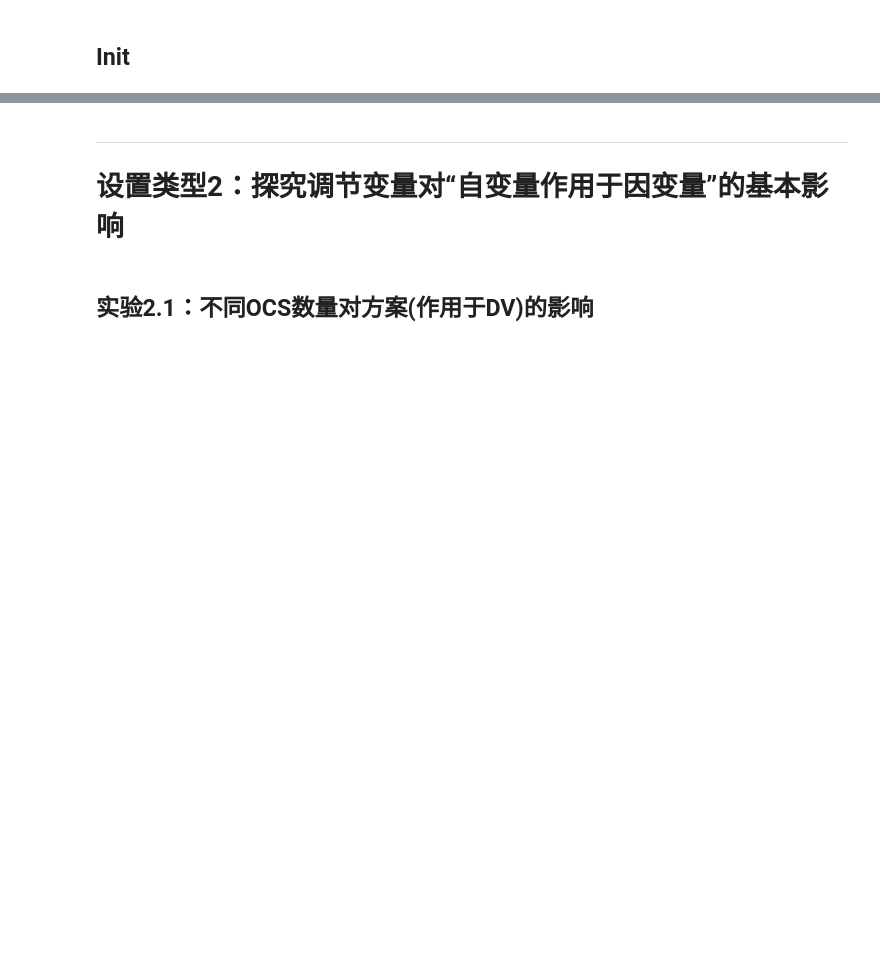
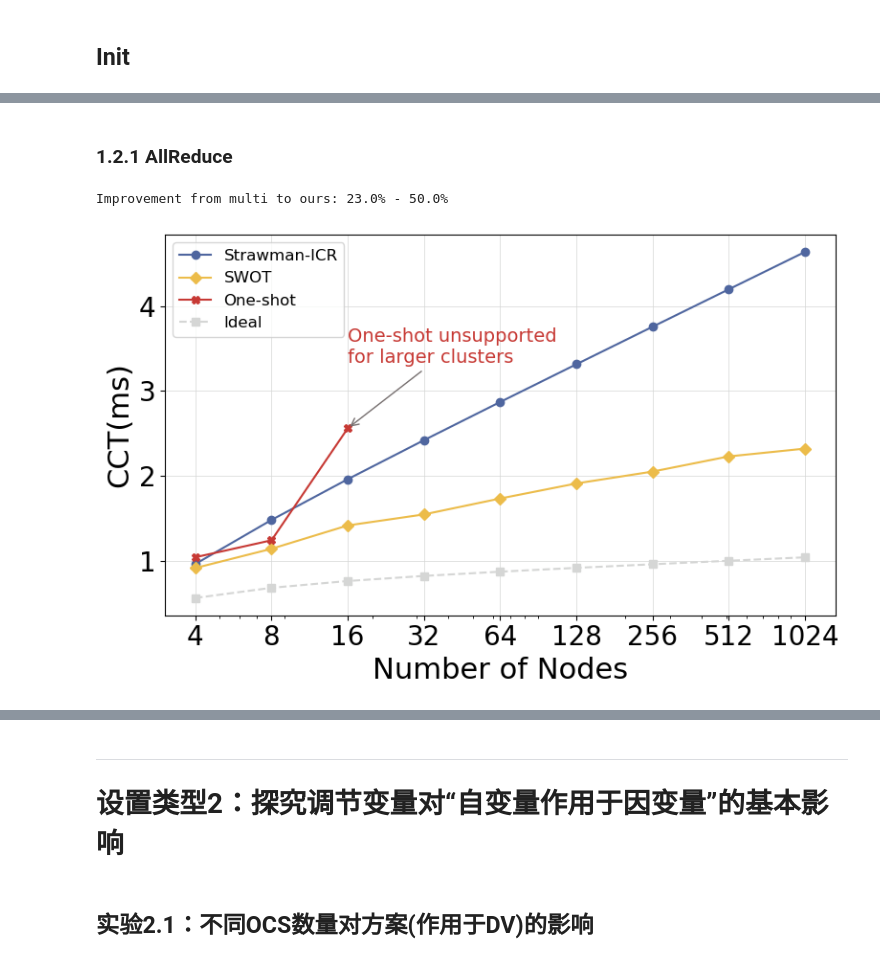
Before and after one commit to ZER0-Nu1L/overlap4ocs, a Jupyter notebook: scripts/simulation_fig.ipynb, the cells around one changed output, grey strips where cells are left out. Saved outputs shown, nothing was run; the diff lists cells and outputs as text; code cells hidden in the pictures; blank space fills up the shorter version.

```diff
--- a/scripts/simulation_fig.ipynb
+++ b/scripts/simulation_fig.ipynb
@@ -697,0 +406,80 @@ plt.show()
+# %% [markdown]
+
+### 1.2.1 AllReduce
+# %%
+# Load and filter data
+results_path = Path("../logs/matrix_results-exp1.2-hd+bruck.csv")
+df = pd.read_csv(results_path)
+
+target_config = {
+    "status": "success",
+    "alg": "ar_having-doubling",
+    "k": 4,
+    "B": 25,
+}
+
+filtered_ar_hd_df = df[(df["algorithm"] == target_config["alg"]) &
+                 (df["k"] == target_config["k"]) &
+                 (df["status"] == target_config["status"]) &
+                 (np.isclose(df["B"], target_config["B"]))].copy()
+# %%
+# Sort by number of nodes to ensure proper order
+filtered_ar_hd_df = filtered_ar_hd_df.sort_values('p')
+
+# Extract data for plotting
+num_gpus = filtered_ar_hd_df['p'].tolist()
+gpu_labels = [str(x) for x in num_gpus]
+
+CCT_multi   = filtered_ar_hd_df['baseline_cct'].tolist()
+CCT_ours    = filtered_ar_hd_df['optimized_cct'].tolist()
+CCT_one     = filtered_ar_hd_df['oneshot_cct'].tolist()
+CCT_ideal   = filtered_ar_hd_df['ideal_cct'].tolist()
+
+# Calculate improvement ratios (excluding first data point)
+multi_to_ours = [(1 - ours/multi) * 100 for multi, ours in zip(CCT_multi[1:], CCT_ours[1:]) if multi > 0]
+print(f"Improvement from multi to ours: {min(multi_to_ours):.1f}% - {max(multi_to_ours):.1f}%")
+
+# Create mask for valid One-shot data (non-NaN)
+mask = np.array([x is not None and not pd.isna(x) for x in CCT_one])
+
+# Check where One-shot data ends to place annotation
+oneshot_limit_idx = np.where(mask)[0][-1] if np.any(mask) else 0
+oneshot_limit_p = num_gpus[oneshot_limit_idx]
+
+# Set figure size and style parameters
+plt.figure(figsize=(8, 5))
+plt.rc('font', size=10)
+plt.rc('axes', labelsize=22)
+plt.rc('xtick', labelsize=20)
+plt.rc('ytick', labelsize=20)
+plt.rc('legend', fontsize=12)
+
+# Plot data
+plt.plot(num_gpus, CCT_multi, linestyle='solid', c='#4f669f', marker='o', label='Strawman-ICR')
+plt.plot(num_gpus, CCT_ours, linestyle='solid', c='#ecbc4a', marker='D', label='SWOT')
+plt.plot(np.array(num_gpus)[mask], np.array(CCT_one)[mask],
+         linestyle='solid', c='#c73934', marker='X', label='One-shot')
+plt.plot(num_gpus, CCT_ideal, linestyle='dashed', c='#d5d6d5', marker='s', label='Ideal')
+
+# Add annotation for One-shot limitation
+if np.any(mask):
+    plt.annotate('One-shot unsupported\nfor larger clusters',
+                 xy=(oneshot_limit_p, CCT_one[oneshot_limit_idx]),
+                 xytext=(oneshot_limit_p * 1, max(CCT_one[oneshot_limit_idx], CCT_multi[oneshot_limit_idx])*1.3),
+                 arrowprops=dict(arrowstyle="->", color="#766f6f", linewidth=1),
+                 color='#c73934', fontsize=14)
+
+# Formatting
+plt.xlabel('Number of Nodes')
+plt.ylabel('CCT(ms)')
+plt.xscale('log')
+plt.xticks(num_gpus, gpu_labels)
+plt.grid(axis='both', which='major', color='#d5d6d5', linewidth=0.5)
+
+plt.tight_layout()
+plt.legend()
+plt.savefig('figures/exp1.2-ar_hd.pdf', bbox_inches='tight')
+plt.show()
+# %% [output]
+Improvement from multi to ours: 23.0% - 50.0%
+[figure, added]
```
Also changed, not shown: parts of 80 cells of this notebook, 13 other files.
